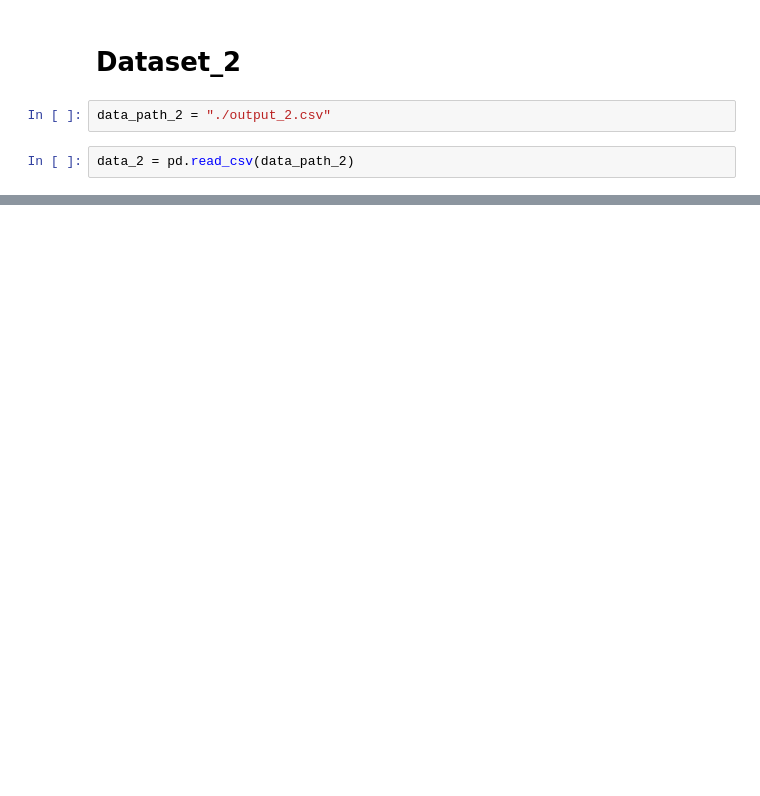
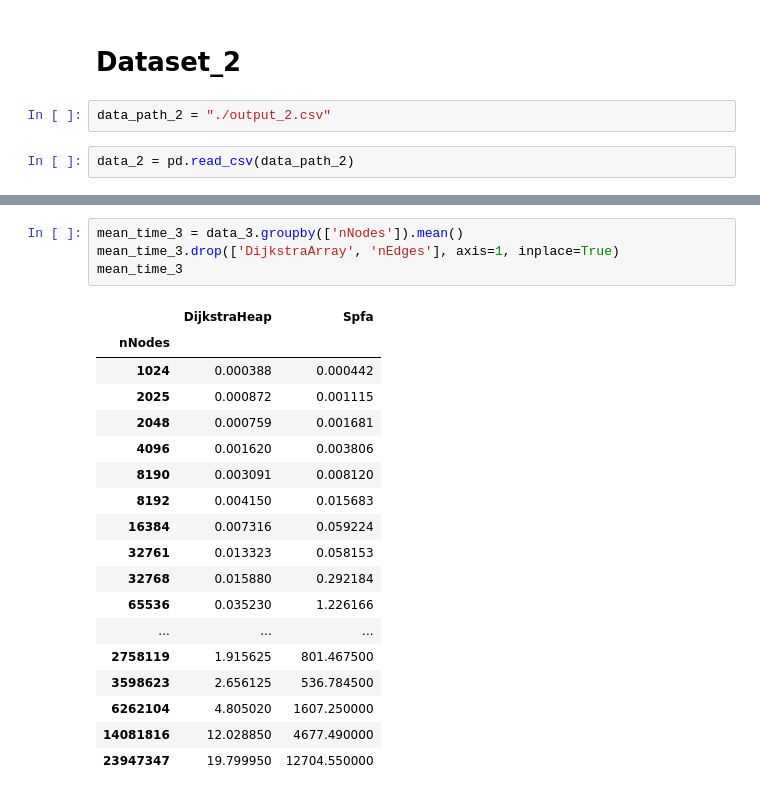
Before and after one commit to yzchen/shortest-path, a Jupyter notebook: shortest-path-cpp/output/Analysis.ipynb, the cells around one changed output, grey strips where cells are left out. Saved outputs shown, nothing was run; the diff lists cells and outputs as text; blank space fills up the shorter version.

```diff
--- a/shortest-path-cpp/output/Analysis.ipynb
+++ b/shortest-path-cpp/output/Analysis.ipynb
@@ -156,0 +177,23 @@ plt.show()
+# %%
+mean_time_3 = data_3.groupby(['nNodes']).mean()
+mean_time_3.drop(['DijkstraArray', 'nEdges'], axis=1, inplace=True)
+mean_time_3
+# %% [output]
+|  | DijkstraHeap | Spfa |
+| nNodes |  |  |
+| 1024 | 0.000388 | 0.000442 |
+| 2025 | 0.000872 | 0.001115 |
+| 2048 | 0.000759 | 0.001681 |
+| 4096 | 0.001620 | 0.003806 |
+| 8190 | 0.003091 | 0.008120 |
+| 8192 | 0.004150 | 0.015683 |
+| 16384 | 0.007316 | 0.059224 |
+| 32761 | 0.013323 | 0.058153 |
+| 32768 | 0.015880 | 0.292184 |
+| 65536 | 0.035230 | 1.226166 |
+| ... | ... | ... |
+| 2758119 | 1.915625 | 801.467500 |
+| 3598623 | 2.656125 | 536.784500 |
+| 6262104 | 4.805020 | 1607.250000 |
+| 14081816 | 12.028850 | 4677.490000 |
+| 23947347 | 19.799950 | 12704.550000 |
```
Also changed, not shown: parts of 17 cells of this notebook, 12 other files.
